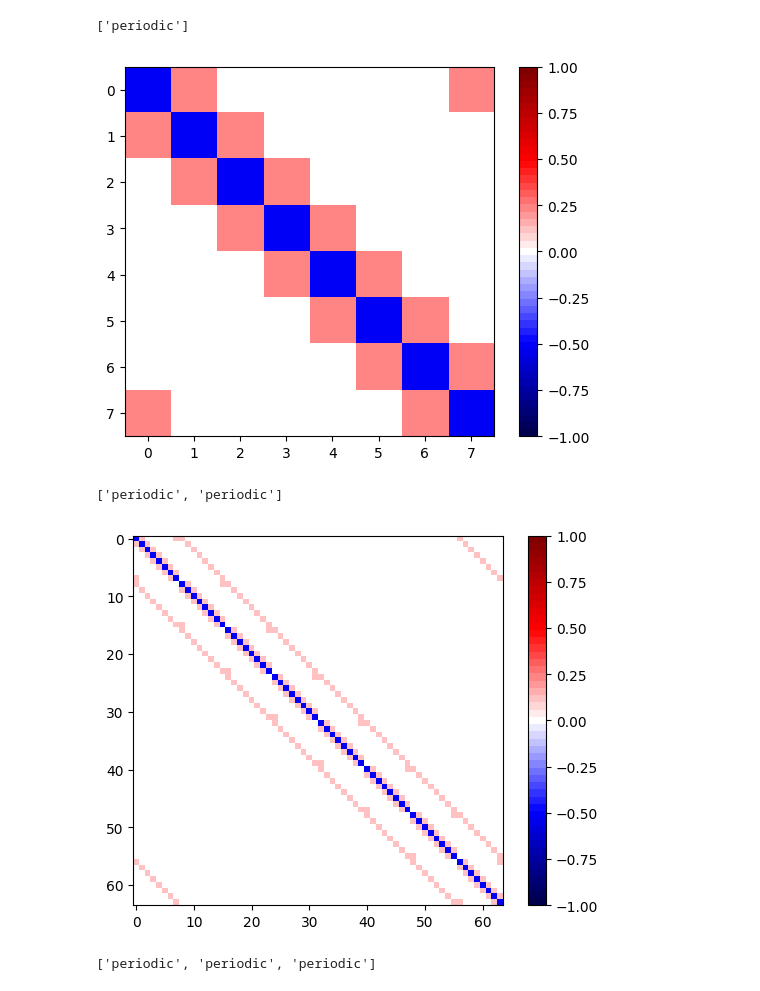
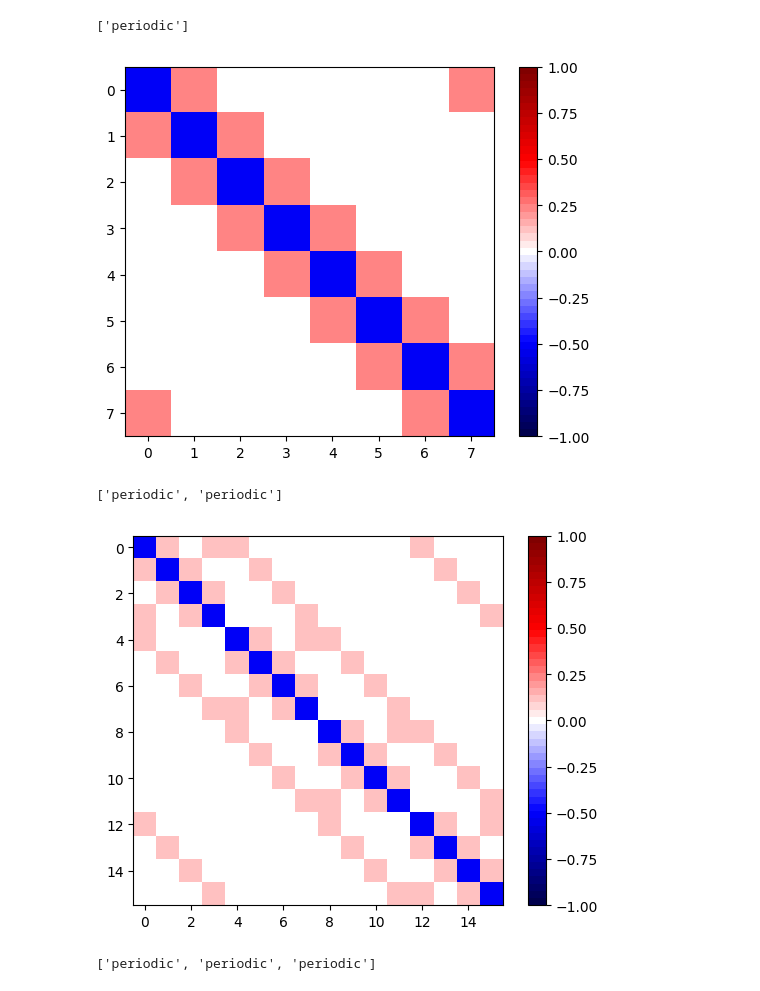
Before and after one commit to TDC28/laplacian_beqc, a Jupyter notebook: laplacian_circuit.ipynb, the cells around one changed output. Cells and saved outputs as stored; diff of their text form; code cells hidden in the pictures.

```diff
--- a/laplacian_circuit.ipynb
+++ b/laplacian_circuit.ipynb
@@ -131,18 +162,18 @@ def plot_heatmap(nq, bcs, ncs=51, vmax=1.0):
 # %%
 bcs = ["periodic"]
 print(bcs)
-plot_heatmap(3, bcs)
+plot_heatmap([3], bcs=bcs)
 
 bcs = ["periodic", "periodic"]
 print(bcs)
-plot_heatmap(3, bcs)
+plot_heatmap([2, 2], bcs=bcs)
 
 bcs = ["periodic", "periodic", "periodic"]
 print(bcs)
-plot_heatmap(2, bcs)
+plot_heatmap([2, 2, 2], bcs=bcs)
 # %% [output]
 ['periodic']
 [figure]
 ['periodic', 'periodic']
-[figure, old version]
+[figure, new version]
 ['periodic', 'periodic', 'periodic']
```
Also changed, not shown: parts of 6 cells of this notebook, 2 other files.
